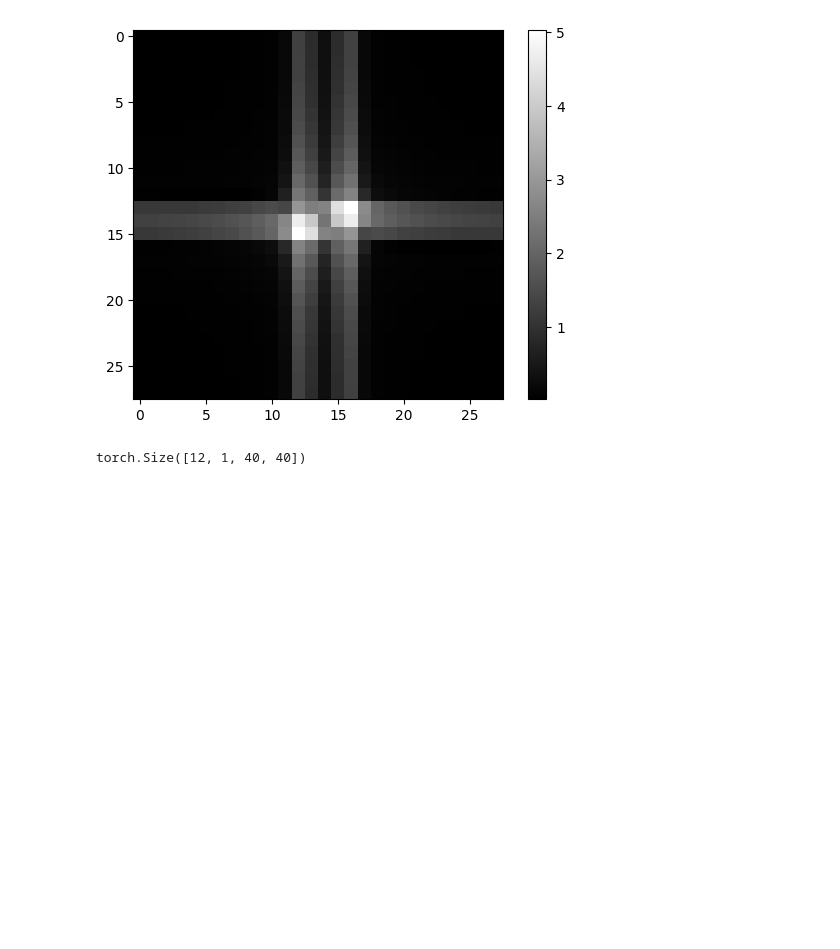
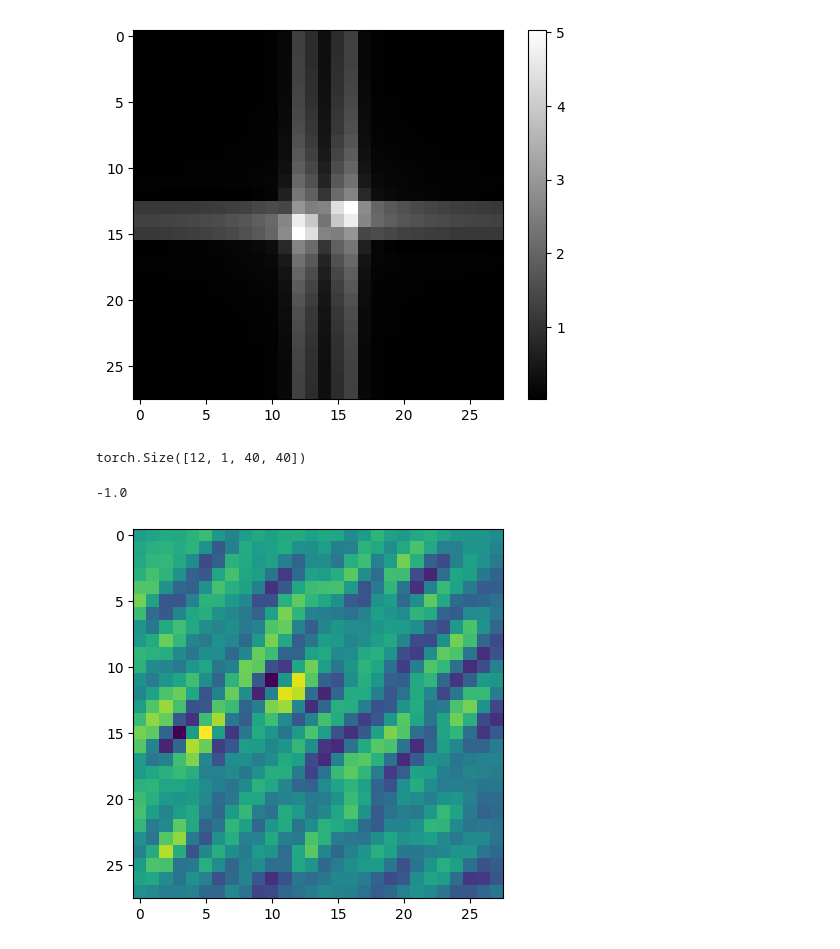
Before and after one commit to lacykaltgr/mei, a Jupyter notebook: examples/example_mnist.ipynb, the cells around one changed output. Cells and saved outputs as stored; diff of their text form; code cells hidden in the pictures; blank space fills up the shorter version.

```diff
--- a/examples/example_mnist.ipynb
+++ b/examples/example_mnist.ipynb
@@ -17,8 +17,8 @@ sys.path.append('..')
 model = MNIST_model
 load = True
 
-model1 = model(name="mnist_model1", device=device, load=load)
-model2 = model(name="mnist_model2", device=device, load=load)
+model1 = model(name="mnist_model1", device="cpu", load=load)
+model2 = model(name="mnist_model2", device="cpu", load=load)
 
 if not load:
     model1.train(epochs=10)
@@ -39,13 +39,13 @@ def operation(unit_n):
     def forward(x):
         output = model1(x)
         output = torch.flatten(output, 1)
-        return output[:, unit_n]
+        return -output[:, unit_n]
     return forward
 # %% [markdown]
 # Import and instantiate MEI
 # %%
 from meitorch import mei
-Mei = mei.MEI(operation=operation(2), shape=(1, 28, 28), device=device)
+Mei = mei.MEI(operation=operation(0), shape=(1, 28, 28), device="cpu")
 # %% [markdown]
 # Define configuration for generation
 # %%
@@ -293,0 +336,10 @@ torch.Size([12, 1, 40, 40])
+# %%
+meip = Mei.generate_nn_based(**nn_mei_config)
+# %%
+from matplotlib.pyplot import imshow, show, plot
+imshow(meip.get_image()[0][0].detach().numpy())
+print(meip.get_activation()[0])
+show()
+# %% [output]
+-1.0
+[figure, added]
```
Also changed, not shown: parts of 3 cells of this notebook, 2 other files.
